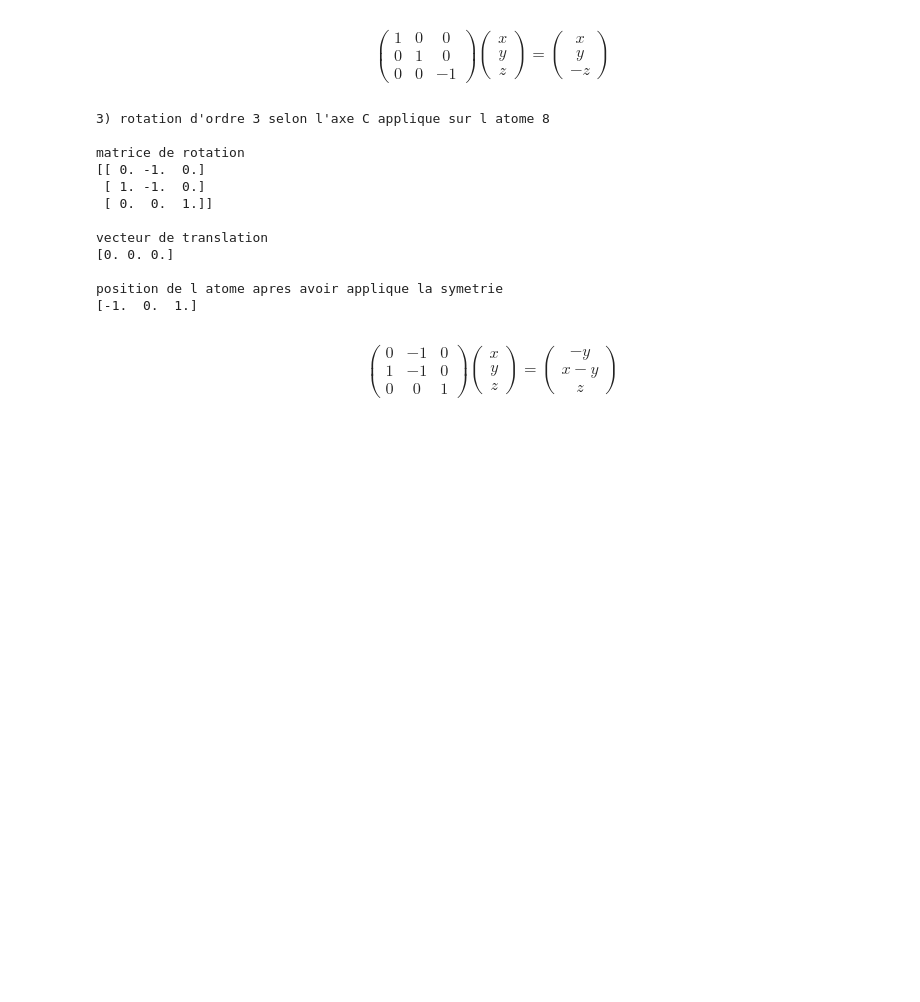
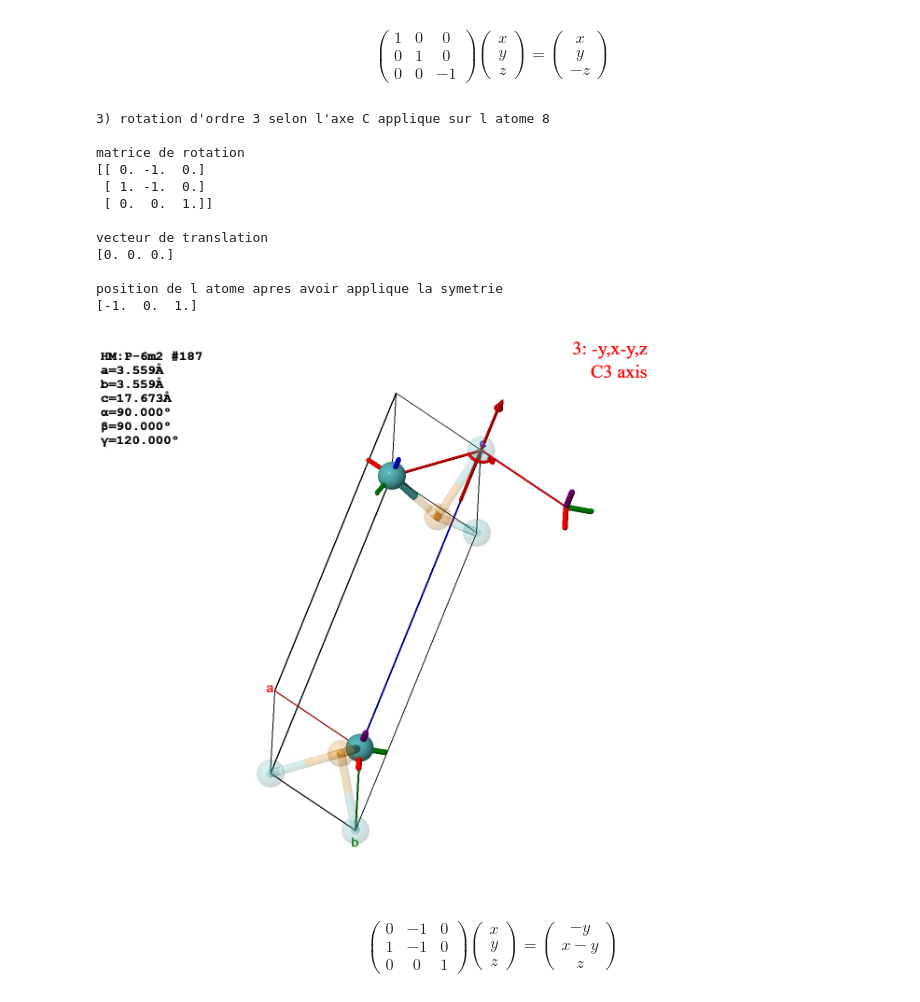
Before and after one commit to guiguilej/lmapr1492, a Jupyter notebook: symmetry.ipynb, the cells around one changed output. Cells and saved outputs as stored; diff of their text form; code cells hidden in the pictures; blank space fills up the shorter version.

```diff
--- a/symmetry.ipynb
+++ b/symmetry.ipynb
@@ -79,29 +81,30 @@ position de l atome apres avoir applique la symetrie
 # %%
 Sym3 = SymmOp.from_xyz_string("-y,x-y,z")
 print("3) rotation d'ordre 3 selon l'axe C applique sur l atome 8")
 print("")
 print("matrice de rotation")
 print(Sym3.rotation_matrix)
 print("")
 print("vecteur de translation")
 print(Sym3.translation_vector)
 print("")
 print("position de l atome apres avoir applique la symetrie")
 print(Sym3.operate((1,1,1)))
-#Image("img/sym3.png")
+Image("sym3.jpg")
 # %% [output]
 3) rotation d'ordre 3 selon l'axe C applique sur l atome 8
 
 matrice de rotation
 [[ 0. -1.  0.]
  [ 1. -1.  0.]
  [ 0.  0.  1.]]
 
 vecteur de translation
 [0. 0. 0.]
 
 position de l atome apres avoir applique la symetrie
 [-1.  0.  1.]
+[figure, added]
 # %%
 %%latex
 \begin{equation}
```
Also changed, not shown: parts of 2 cells of this notebook.
